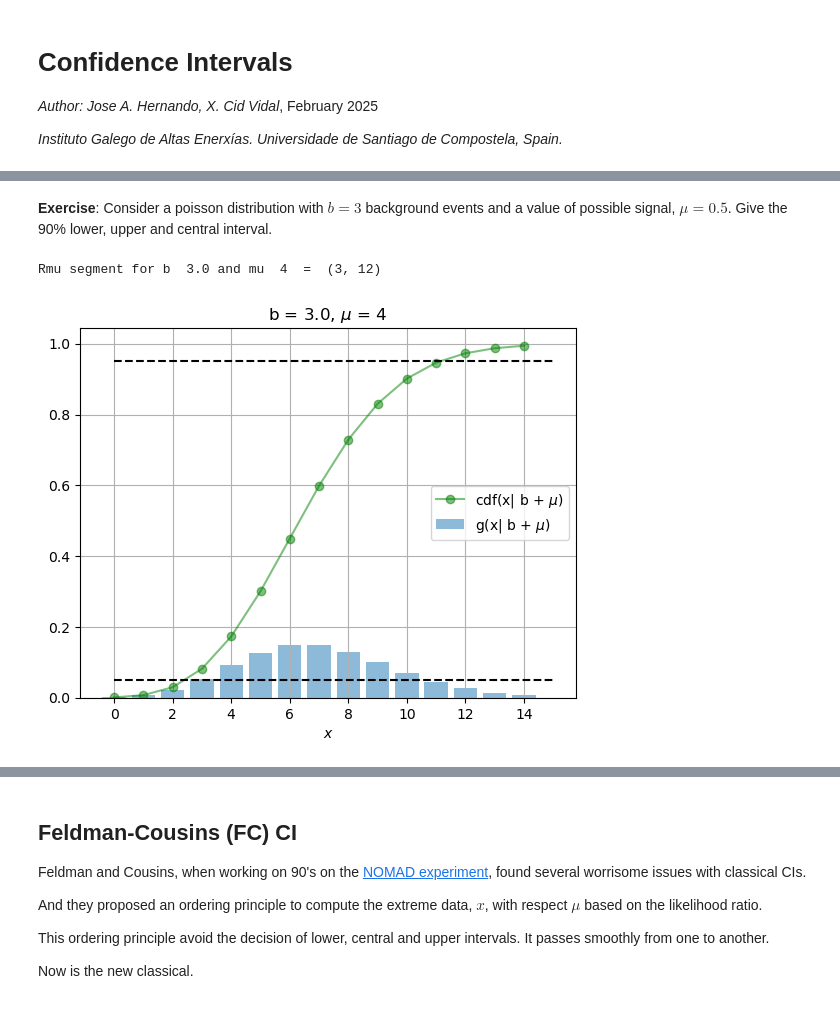
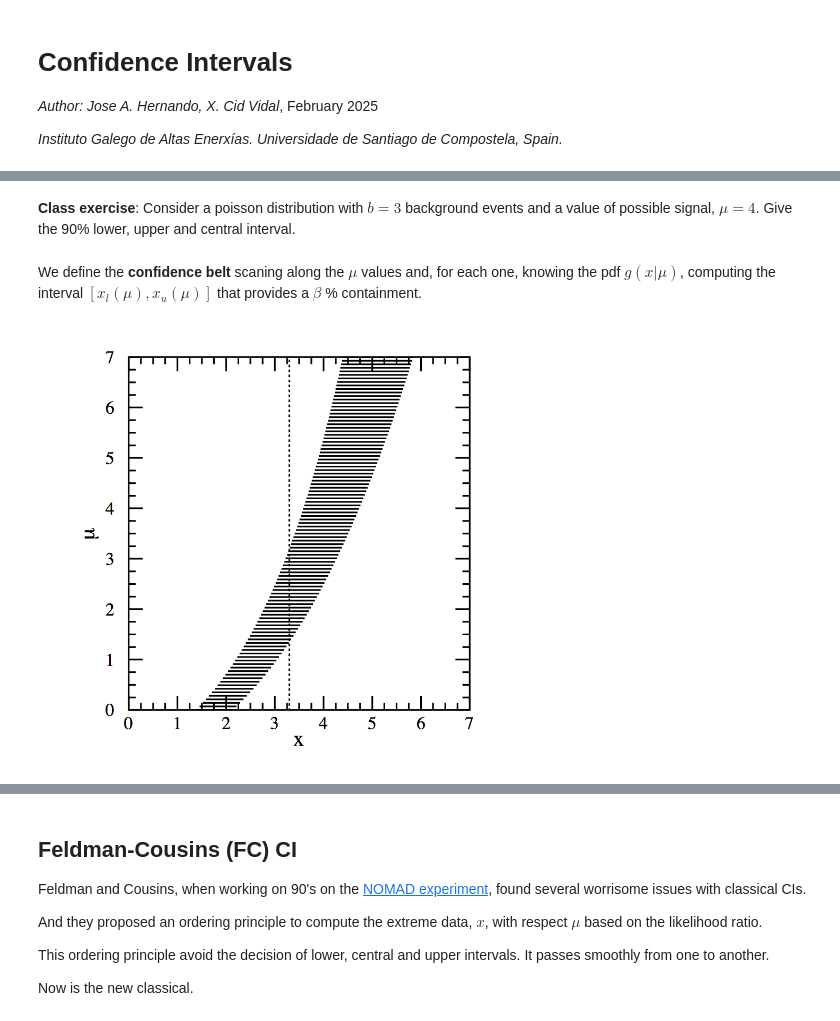
Before and after one commit to xabiercidvidal/USC-TA, a Jupyter notebook: ta_confidence_intervals.ipynb, the cells around one changed output, grey strips where cells are left out. Drawn from its saved outputs; the diff is of its cells as text; code cells hidden in the pictures.

```diff
--- a/ta_confidence_intervals.ipynb
+++ b/ta_confidence_intervals.ipynb
@@ -164,2 +158,2 @@ coverage  96.95136243577515 %
 # %% [markdown]
-**Exercise**: Consider a poisson distribution with $b=3$ background events and a value of possible signal, $\mu=0.5$. Give the 90% lower, upper and central interval.
+**Class exercise**: Consider a poisson distribution with $b=3$ background events and a value of possible signal, $\mu=4$. Give the 90% lower, upper and central interval.
@@ -181,7 +160,8 @@ def plt_rmu_classical(mu, b, beta = 0.90):
-# %%
-mu, b, beta = 4, 3., 0.90
-plt_rmu_classical(mu, b, beta)
-# %% [output]
-Rmu segment for b  3.0 and mu  4  =  (3, 12)
-[figure, removed]
+# %% [markdown]
+We define the **confidence belt** scaning along the $\mu$ values and, for each one, knowing the pdf $g(x | \mu)$, computing the interval $[x_l(\mu), x_u(\mu)]$ that provides a $\beta$ % containment.
+# %%
+from IPython.display import Image, display
+display(Image('figs/CI_belt.png', width=500))
+# %% [output]
+[figure, added]
 # %% [markdown]
```
Also changed, not shown: parts of 25 cells of this notebook, 22 other files.
